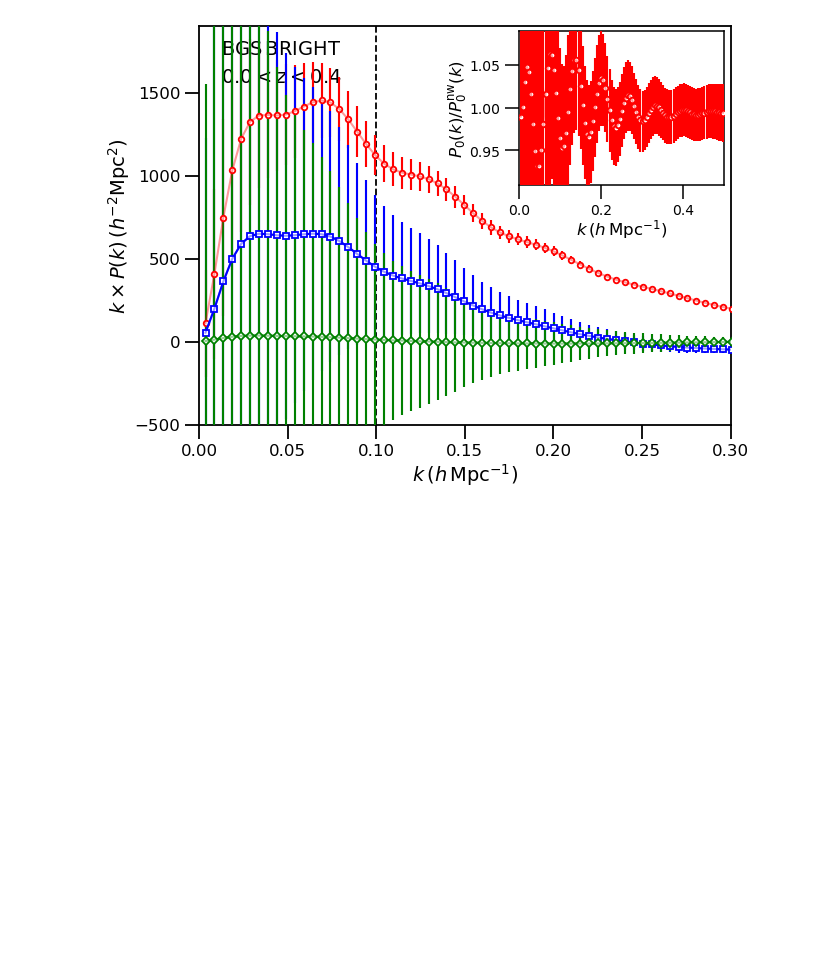
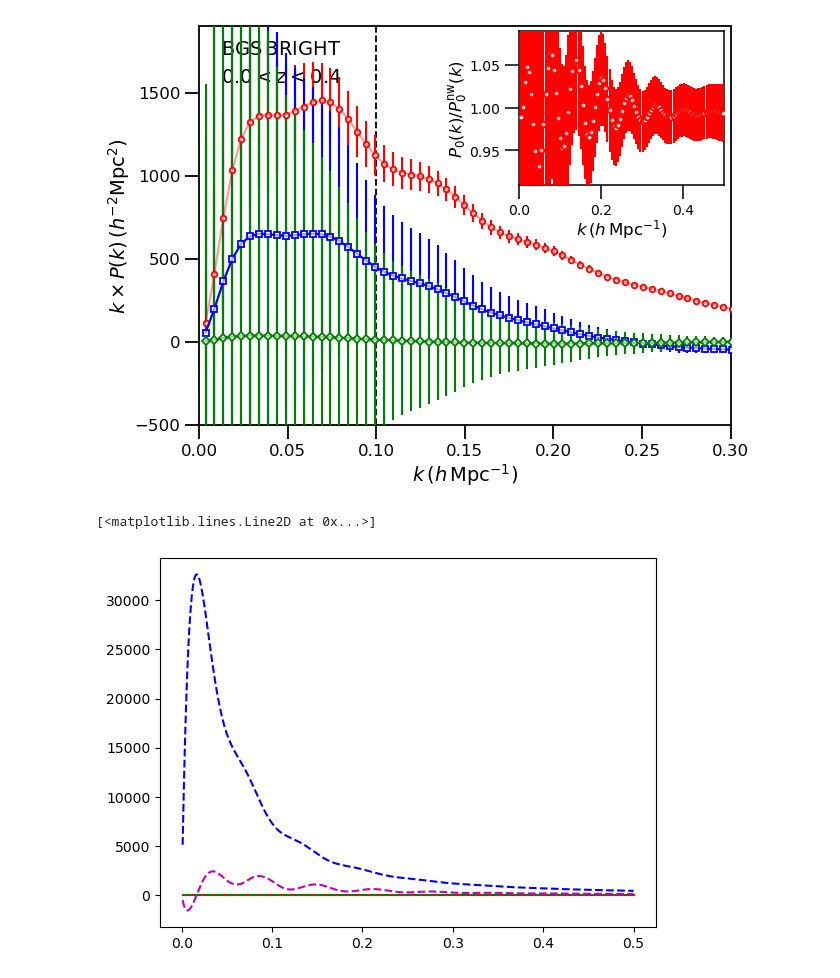
Before and after one commit to eh13913/Capstone-Project, a Jupyter notebook: Notebooks/Test1.ipynb, the cells around one changed output. Cells and saved outputs as stored; diff of their text form; code cells hidden in the pictures; blank space fills up the shorter version.

Commit message:
Deriv Graphs

```diff
--- a/Notebooks/Test1.ipynb
+++ b/Notebooks/Test1.ipynb
@@ -469,0 +518,9 @@ for iz, (label, label2, ymin, ymax) in enumerate(
+# %%
+import matplotlib.pyplot as plt
+plt.plot(kvec,bder, color='r')
+plt.plot(kvec,fder, color='b', linestyle='--')
+plt.plot(kvec,aperder, color='g', linestyle='--')
+plt.plot(kvec,aparder, color='m', linestyle='--')
+# %% [output]
+[<matplotlib.lines.Line2D at 0x...>]
+[figure, added]
```
Also changed, not shown: parts of 2 cells of this notebook, 1 other file.
